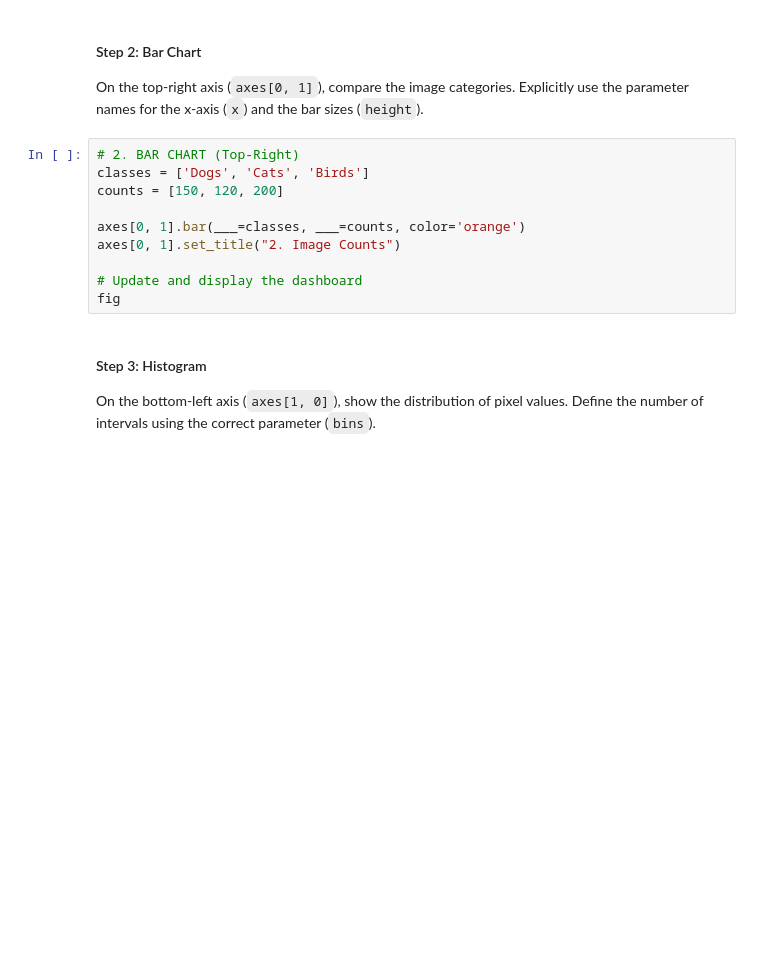
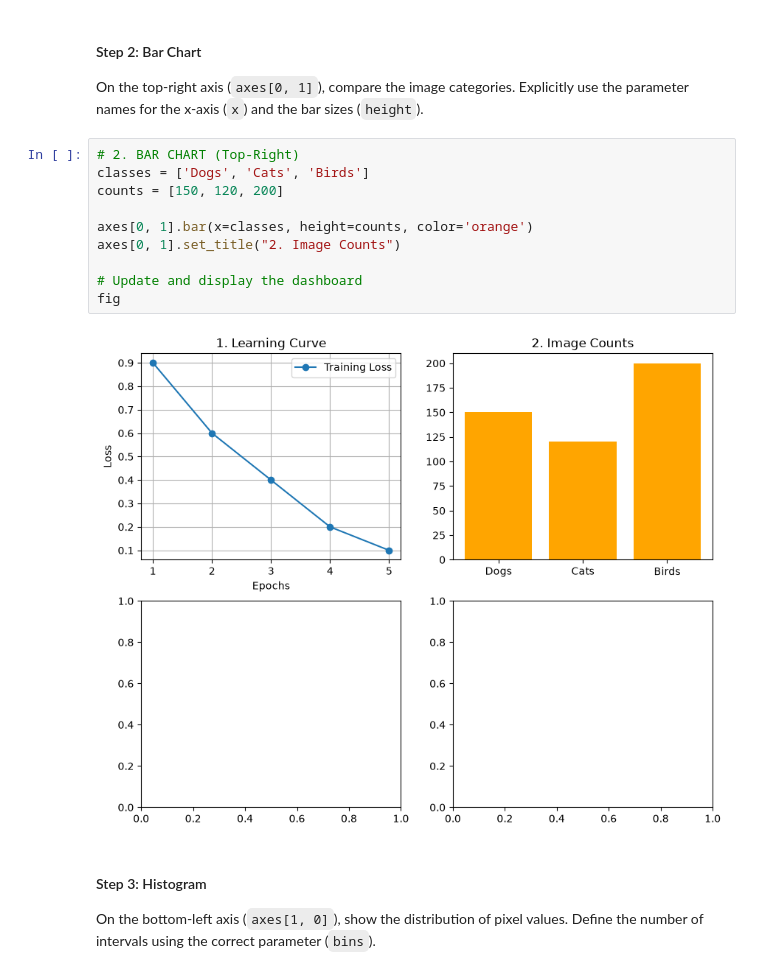
Before and after one commit to KiarashNorouzi/TechStack-AI-2026, a Jupyter notebook: Week1/Tasks/Task2.ipynb, the cells around one changed output. Drawn from its saved outputs; the diff is of its cells as text; blank space fills up the shorter version.

```diff
--- a/Week1/Tasks/Task2.ipynb
+++ b/Week1/Tasks/Task2.ipynb
@@ -222,13 +300,15 @@ On the top-right axis (`axes[0, 1]`), compare the image categories. Explicitly u
 # %%
 # 2. BAR CHART (Top-Right)
 classes = ['Dogs', 'Cats', 'Birds']
 counts = [150, 120, 200]
 
-axes[0, 1].bar(___=classes, ___=counts, color='orange')
+axes[0, 1].bar(x=classes, height=counts, color='orange')
 axes[0, 1].set_title("2. Image Counts")
 
 # Update and display the dashboard
 fig
+# %% [output]
+[figure, added]
 # %% [markdown]
 #### Step 3: Histogram
 On the bottom-left axis (`axes[1, 0]`), show the distribution of pixel values. Define the number of intervals using the correct parameter (`bins`).
```
Also changed, not shown: parts of 14 cells of this notebook, 4 other files.
